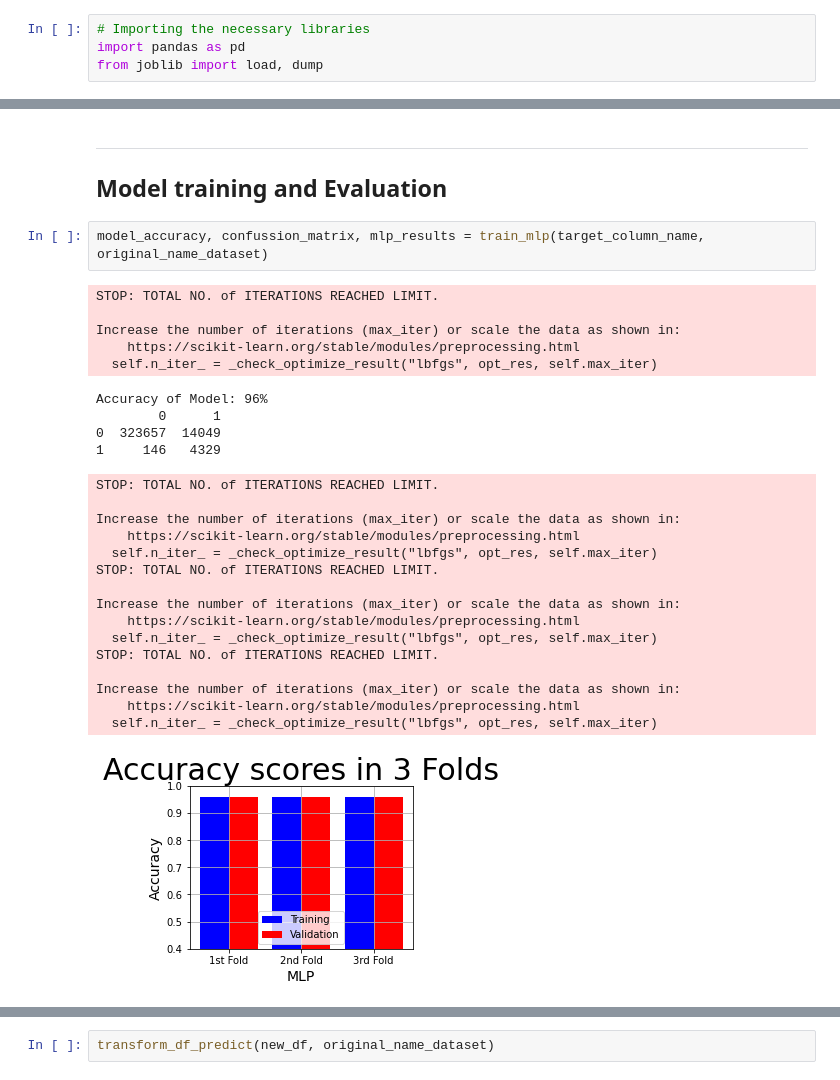
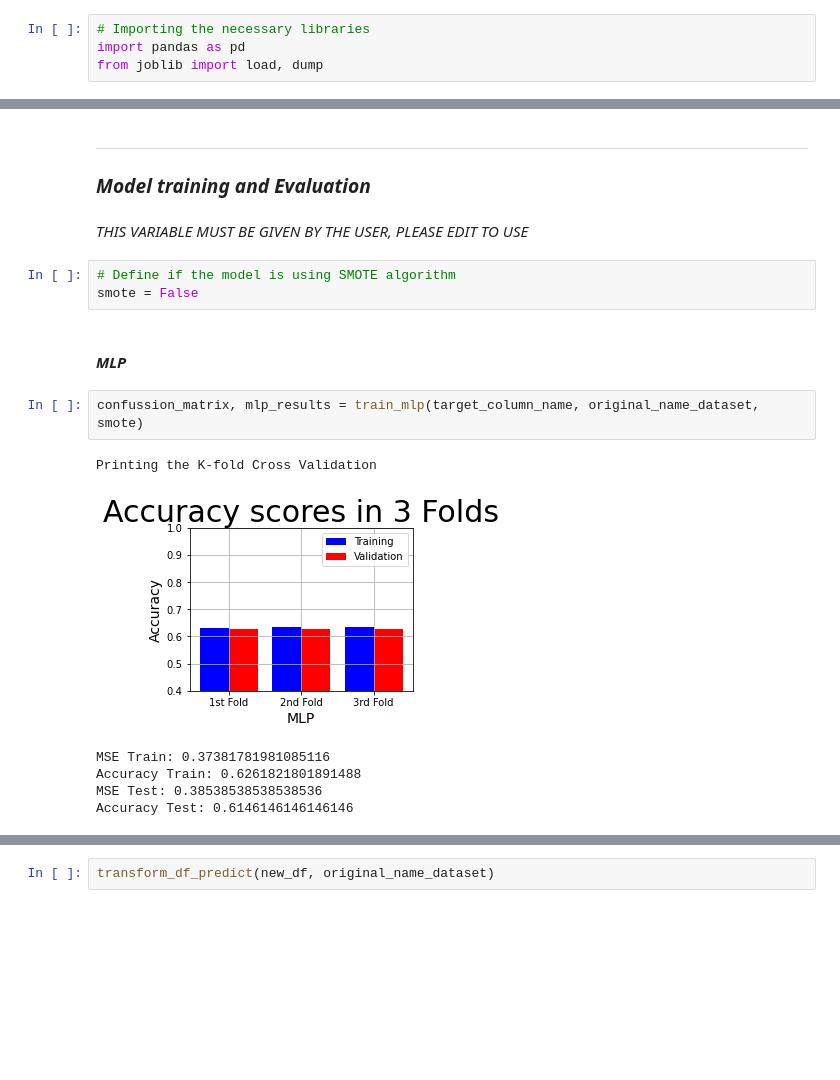
Before and after one commit to KarenRugerioA/TC3007C_AI, a Jupyter notebook: implementation/main.ipynb, the cells around one changed output, grey strips where cells are left out. Drawn from its saved outputs; the diff is of its cells as text; blank space fills up the shorter version.

```diff
--- a/implementation/main.ipynb
+++ b/implementation/main.ipynb
@@ -67,31 +53,19 @@ transform_df_model(df, target_column_name, original_name_dataset)
 # %% [markdown]
-***
-## **Model training and Evaluation**
+---
+### ***Model training and Evaluation***
+# %% [markdown]
+*THIS VARIABLE MUST BE GIVEN BY THE USER, PLEASE EDIT TO USE*
+# %%
+# Define if the model is using SMOTE algorithm
+smote = False
+# %% [markdown]
+#### *MLP*
 # %%
-model_accuracy, confussion_matrix, mlp_results = train_mlp(target_column_name, original_name_dataset)
+confussion_matrix, mlp_results = train_mlp(target_column_name, original_name_dataset, smote)
 # %% [output]
-STOP: TOTAL NO. of ITERATIONS REACHED LIMIT.
-
-Increase the number of iterations (max_iter) or scale the data as shown in:
-    https://scikit-learn.org/stable/modules/preprocessing.html
-  self.n_iter_ = _check_optimize_result("lbfgs", opt_res, self.max_iter)
+Printing the K-fold Cross Validation
+[figure, new version]
-Accuracy of Model: 96%
-        0      1
-0  323657  14049
-1     146   4329
+MSE Train: 0.37381781981085116
+Accuracy Train: 0.6261821801891488
+MSE Test: 0.38538538538538536
+Accuracy Test: 0.6146146146146146
-STOP: TOTAL NO. of ITERATIONS REACHED LIMIT.
-
-Increase the number of iterations (max_iter) or scale the data as shown in:
-    https://scikit-learn.org/stable/modules/preprocessing.html
-  self.n_iter_ = _check_optimize_result("lbfgs", opt_res, self.max_iter)
-STOP: TOTAL NO. of ITERATIONS REACHED LIMIT.
-
-Increase the number of iterations (max_iter) or scale the data as shown in:
-    https://scikit-learn.org/stable/modules/preprocessing.html
-  self.n_iter_ = _check_optimize_result("lbfgs", opt_res, self.max_iter)
-STOP: TOTAL NO. of ITERATIONS REACHED LIMIT.
-
-Increase the number of iterations (max_iter) or scale the data as shown in:
-    https://scikit-learn.org/stable/modules/preprocessing.html
-  self.n_iter_ = _check_optimize_result("lbfgs", opt_res, self.max_iter)
-[figure, old version]
```
Also changed, not shown: parts of 22 cells of this notebook, 34 other files.
